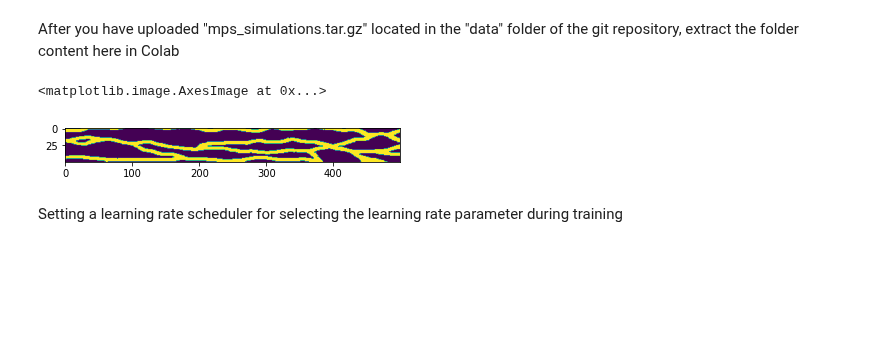
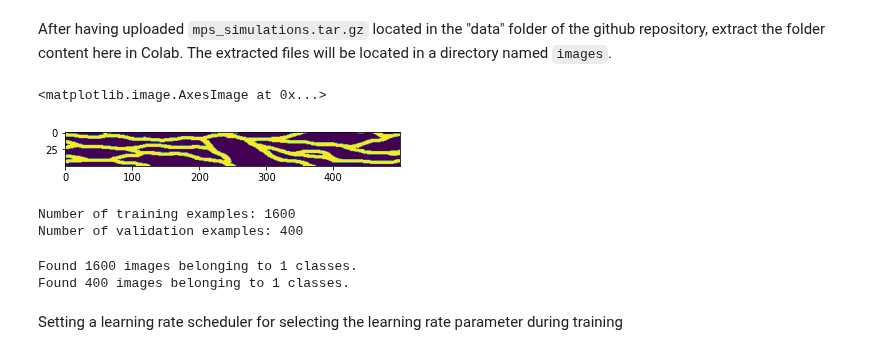
Before and after one commit to lamd91/VAE_DA, a Jupyter notebook: VAE_MPS.ipynb, the cells around one changed output. Saved outputs shown, nothing was run; the diff lists cells and outputs as text; code cells hidden in the pictures; blank space fills up the shorter version.

Commit message:
Update split data function and add function for creating image data generators

```diff
--- a/VAE_MPS.ipynb
+++ b/VAE_MPS.ipynb
@@ -20,4 +20,4 @@ Drive already mounted at /content/gdrive; to attempt to forcibly remount, call d
 # %% [markdown]
-After you have uploaded "mps_simulations.tar.gz" located in the "data" folder of the git repository, extract the folder content here in Colab
+After having uploaded `mps_simulations.tar.gz` located in the "data" folder of the github repository, extract the folder content here in Colab. The extracted files will be located in a directory named `images`.
 # %%
 !tar -xf "/content/gdrive/My Drive/mps_simulations.tar.gz"
@@ -25,11 +25,11 @@ After you have uploaded "mps_simulations.tar.gz" located in the "data" folder of
 # %%
 # Show one example of MPS simulation that will be used for training
 i = random.randint(0, 1999)
-image = pickle.load(open(f'images/img-{i}.pickle', 'rb'))
+image = pickle.load(open(f'images/img-{i}.pickle', 'rb')).astype('uint8')
 plt.imshow(image)
 # %% [output]
 <matplotlib.image.AxesImage at 0x...>
-[figure, old version]
+[figure, new version]
 # %%
 # Define global constants
 BATCH_SIZE = 32
@@ -136,3 +45,76 @@ def display_three_train_images(train_dataset):
+# %%
+random.seed(42)
+
+def split_data(SOURCE, TRAINING, TESTING, SPLIT_SIZE):
+    """Split images into training and testing directories"""
+
+    image_filenames = os.listdir(SOURCE)
+    num_examples = len(image_filenames)
+    if not os.path.exists(os.path.join(TRAINING, 'input_images')):
+        os.makedirs(os.path.join(TRAINING, 'input_images'))
+    if not os.path.exists(os.path.join(TESTING, 'input_images')):
+        os.makedirs(os.path.join(TESTING, 'input_images'))
+
+    count = 0
+    num_training_examples = int(num_examples * (1-SPLIT_SIZE))
+    for file in random.sample(image_filenames, num_examples):
+        src = os.path.join(SOURCE, file)
+        if os.path.getsize(src) != 0:
+            if count < num_training_examples:
+                array = pickle.load(open(src, 'rb'))
+                img = im.fromarray(array.astype('uint8')*255, 'L')
+                img.save(os.path.join(TRAINING, 'input_images', file.replace('.pickle', '')) + '.png')
+            else:
+                array = pickle.load(open(src, 'rb'))
+                img = im.fromarray(array.astype('uint8')*255, 'L')
+                img.save(os.path.join(TESTING, 'input_images', file.replace('.pickle', '')) + '.png')
+            count += 1
+
+    print("Number of training examples:", int(len(os.listdir(os.path.join(TRAINING, 'input_images')))))
+    print("Number of validation examples:", int(len(os.listdir(os.path.join(TESTING, 'input_images')))))
+
+split_data(SOURCE_DIR, TRAINING_DIR, TESTING_DIR, TEST_SIZE)
+# %% [output]
+Number of training examples: 1600
+Number of validation examples: 400
+# %%
+def create_data_generators():
+    """Create generators of training data and validation data"""
+    train_datagen = tf.keras.preprocessing.image.ImageDataGenerator(
+        rescale = 1.0/255.0,
+        width_shift_range = 0.15,
+        horizontal_flip = True,
+        vertical_flip = True,
+        fill_mode='nearest'
+    )
+
+    val_datagen = tf.keras.preprocessing.image.ImageDataGenerator(
+        rescale = 1.0/255.0,
+    )
+
+    train_generator = train_datagen.flow_from_directory(
+        directory = TRAINING_DIR,
+        batch_size = BATCH_SIZE,
+        target_size = (50, 500),
+        color_mode = 'grayscale', # images will be converted to have 1 channel
+        class_mode = 'input', # labels will be images identical to input images
+        save_to_dir = '.'
+    )
+
+    val_generator = val_datagen.flow_from_directory(
+        directory = TESTING_DIR,
+        batch_size = BATCH_SIZE,
+        target_size = (50, 500),
+        color_mode = 'grayscale',
+        class_mode = 'input'
+    )
+
+    return train_generator, val_generator
+
+train_generator, val_generator = create_data_generators()
+# %% [output]
+Found 1600 images belonging to 1 classes.
+Found 400 images belonging to 1 classes.
 # %%
 class Sampling(tf.keras.layers.Layer):
     def call(self, inputs):
```
Also changed, not shown: parts of 13 cells of this notebook.
